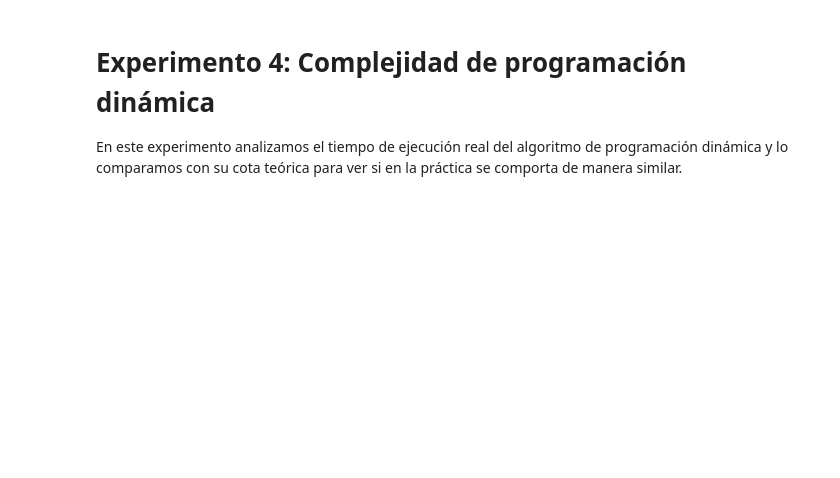
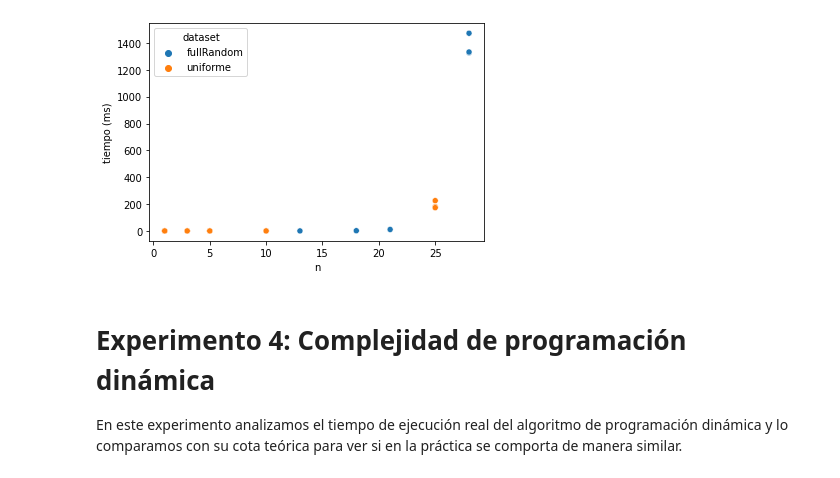
Before and after one commit to mybelgo/algo3tp1, a Jupyter notebook: testCases/generador/analisis.ipynb, the cells around one changed output. Saved outputs shown, nothing was run; the diff lists cells and outputs as text; code cells hidden in the pictures; blank space fills up the shorter version.

```diff
--- a/testCases/generador/analisis.ipynb
+++ b/testCases/generador/analisis.ipynb
@@ -19,3 +22,11 @@ df_resultados.head()
+# %%
+# Graficamos los tiempos de ejecución de cada dataset en función de n.
+df_complejidad_FB = df_resultados[df_resultados["metodo"]=="FB"].copy();
+fig = sns.scatterplot(data=df_complejidad_FB, x='n', y='tiempo', hue='dataset');
+fig.set(xlabel='n', ylabel='tiempo (ms)');
+plt.savefig("graficos/fb-densidades.svg");
+# %% [output]
+[figure, added]
 # %% [markdown]
 # Experimento 4: Complejidad de programación dinámica
 En este experimento analizamos el tiempo de ejecución real del algoritmo de programación dinámica y lo comparamos con su cota teórica para ver si en la práctica se comporta de manera similar.
```
Also changed, not shown: parts of 6 cells of this notebook, 7 other files.
